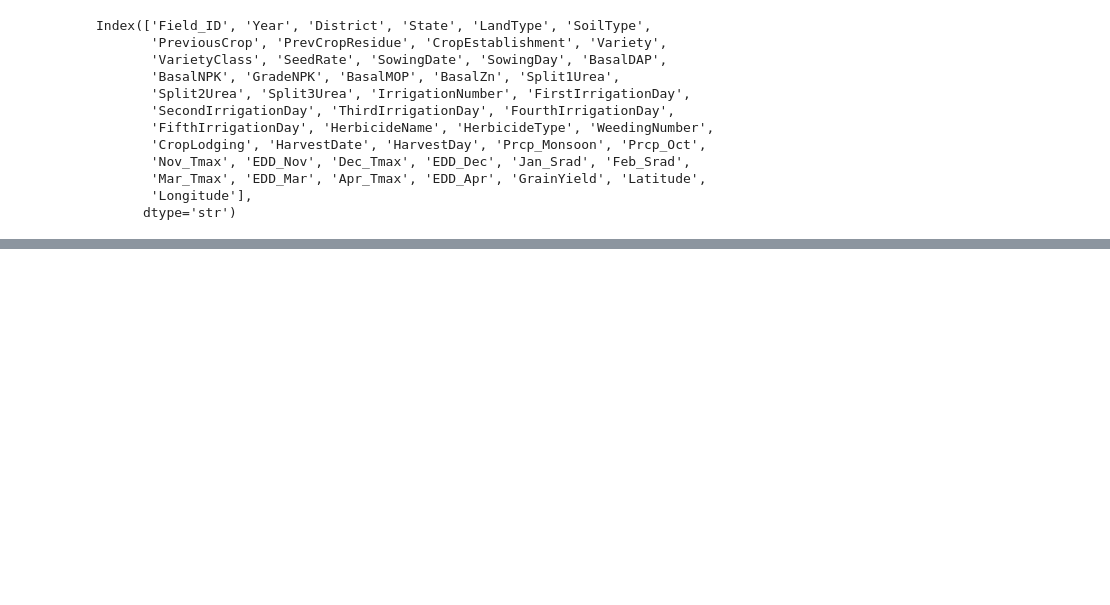
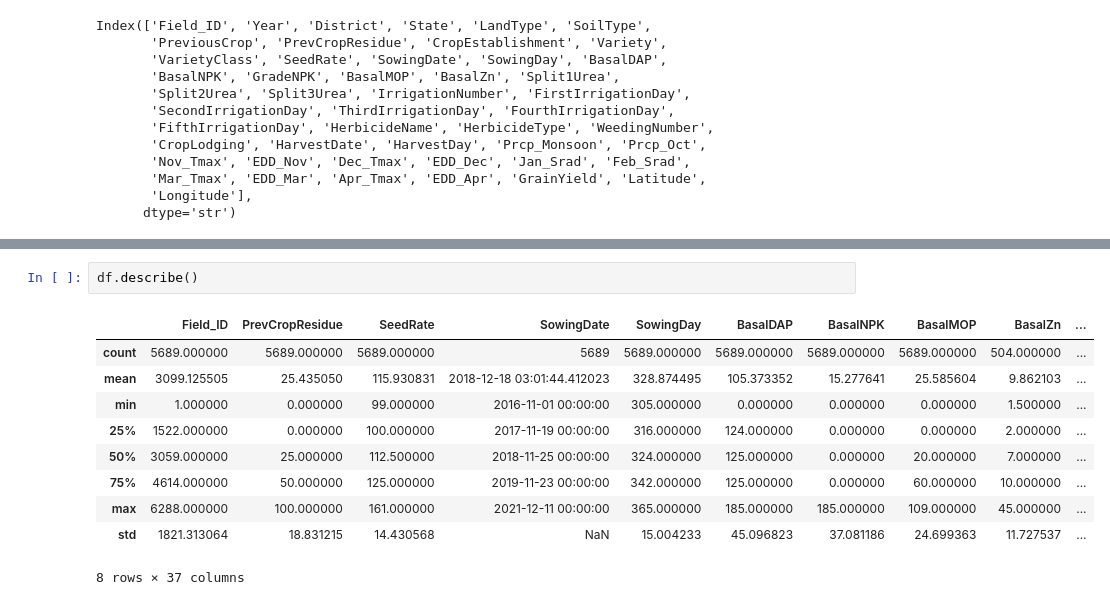
Before and after one commit to sahityaverma40-cpu/Smart-Farming-AI, a Jupyter notebook: notebooks/01_wheat_farming.ipynb, the cells around one changed output, grey strips where cells are left out. Cells and saved outputs as stored; diff of their text form; blank space fills up the shorter version.

```diff
--- a/notebooks/01_wheat_farming.ipynb
+++ b/notebooks/01_wheat_farming.ipynb
@@ -60,0 +98,13 @@ AttributeError: 'DataFrame' object has no attribute 'rows'
+# %%
+df.describe()
+# %% [output]
+|  | Field_ID | PrevCropResidue | SeedRate | SowingDate | SowingDay | BasalDAP | BasalNPK | BasalMOP | BasalZn | ... |
+| count | 5689.000000 | 5689.000000 | 5689.000000 | 5689 | 5689.000000 | 5689.000000 | 5689.000000 | 5689.000000 | 504.000000 | ... |
+| mean | 3099.125505 | 25.435050 | 115.930831 | 2018-12-18 03:01:44.412023 | 328.874495 | 105.373352 | 15.277641 | 25.585604 | 9.862103 | ... |
+| min | 1.000000 | 0.000000 | 99.000000 | 2016-11-01 00:00:00 | 305.000000 | 0.000000 | 0.000000 | 0.000000 | 1.500000 | ... |
+| 25% | 1522.000000 | 0.000000 | 100.000000 | 2017-11-19 00:00:00 | 316.000000 | 124.000000 | 0.000000 | 0.000000 | 2.000000 | ... |
+| 50% | 3059.000000 | 25.000000 | 112.500000 | 2018-11-25 00:00:00 | 324.000000 | 125.000000 | 0.000000 | 20.000000 | 7.000000 | ... |
+| 75% | 4614.000000 | 50.000000 | 125.000000 | 2019-11-23 00:00:00 | 342.000000 | 125.000000 | 0.000000 | 60.000000 | 10.000000 | ... |
+| max | 6288.000000 | 100.000000 | 161.000000 | 2021-12-11 00:00:00 | 365.000000 | 185.000000 | 185.000000 | 109.000000 | 45.000000 | ... |
+| std | 1821.313064 | 18.831215 | 14.430568 | NaN | 15.004233 | 45.096823 | 37.081186 | 24.699363 | 11.727537 | ... |
+8 rows × 37 columns
```
Also changed, not shown: parts of 15 cells of this notebook.
